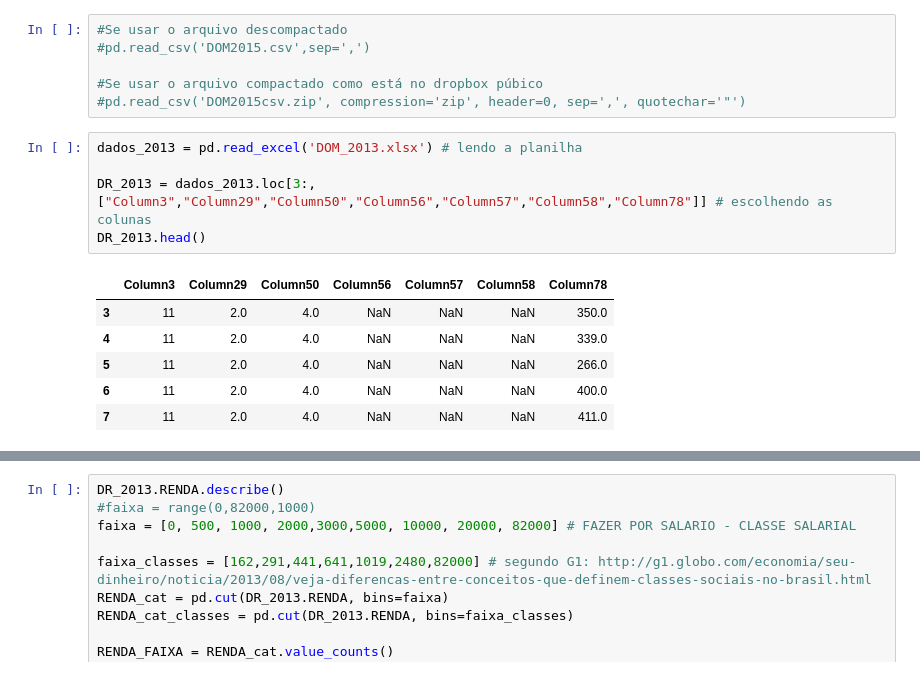
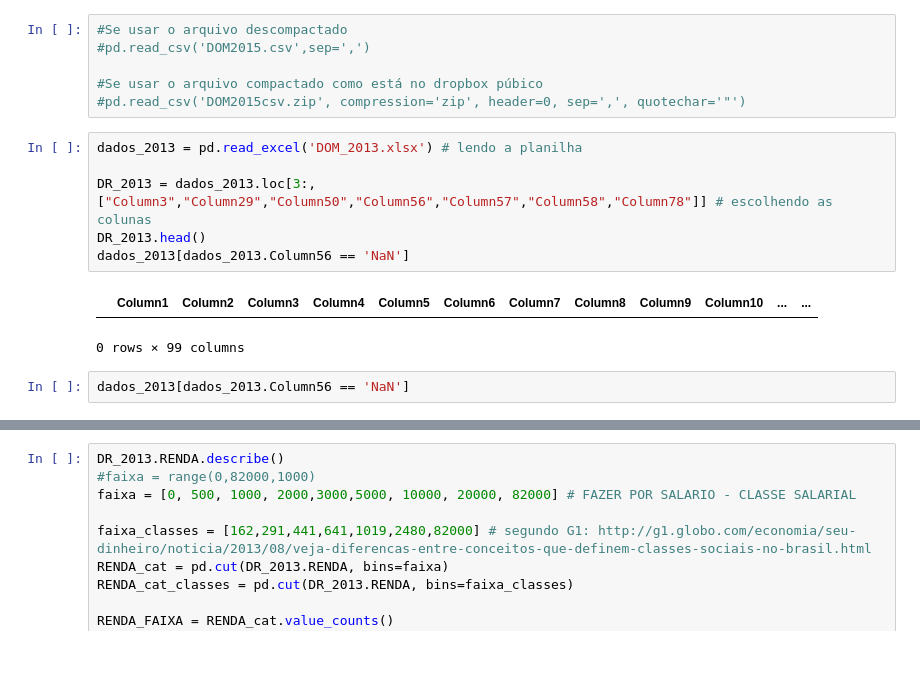
Before and after one commit to betofr1/Ciencia_dos_dados, a Jupyter notebook: Projeto1 Layout.ipynb, the cells around one changed output, grey strips where cells are left out. Saved outputs shown, nothing was run; the diff lists cells and outputs as text.

```diff
--- a/Projeto1 Layout.ipynb
+++ b/Projeto1 Layout.ipynb
@@ -38,15 +38,14 @@ D:\betof\Documents\ciencia dos dados\GIT\Ciencia_dos_dados
 # %%
 dados_2013 = pd.read_excel('DOM_2013.xlsx') # lendo a planilha
 
 DR_2013 = dados_2013.loc[3:,["Column3","Column29","Column50","Column56","Column57","Column58","Column78"]] # escolhendo as colunas
 DR_2013.head()
+dados_2013[dados_2013.Column56 == 'NaN']
 # %% [output]
-|  | Column3 | Column29 | Column50 | Column56 | Column57 | Column58 | Column78 |
-| 3 | 11 | 2.0 | 4.0 | NaN | NaN | NaN | 350.0 |
-| 4 | 11 | 2.0 | 4.0 | NaN | NaN | NaN | 339.0 |
-| 5 | 11 | 2.0 | 4.0 | NaN | NaN | NaN | 266.0 |
-| 6 | 11 | 2.0 | 4.0 | NaN | NaN | NaN | 400.0 |
-| 7 | 11 | 2.0 | 4.0 | NaN | NaN | NaN | 411.0 |
+|  | Column1 | Column2 | Column3 | Column4 | Column5 | Column6 | Column7 | Column8 | Column9 | Column10 | ... | ... |
+0 rows × 99 columns
+# %%
+dados_2013[dados_2013.Column56 == 'NaN']
 # %%
 DR_2013.Column3 = DR_2013.Column3.astype('category')
 DR_2013.Column29 = DR_2013.Column29.astype('category')
```
Also changed, not shown: parts of 8 cells of this notebook.
